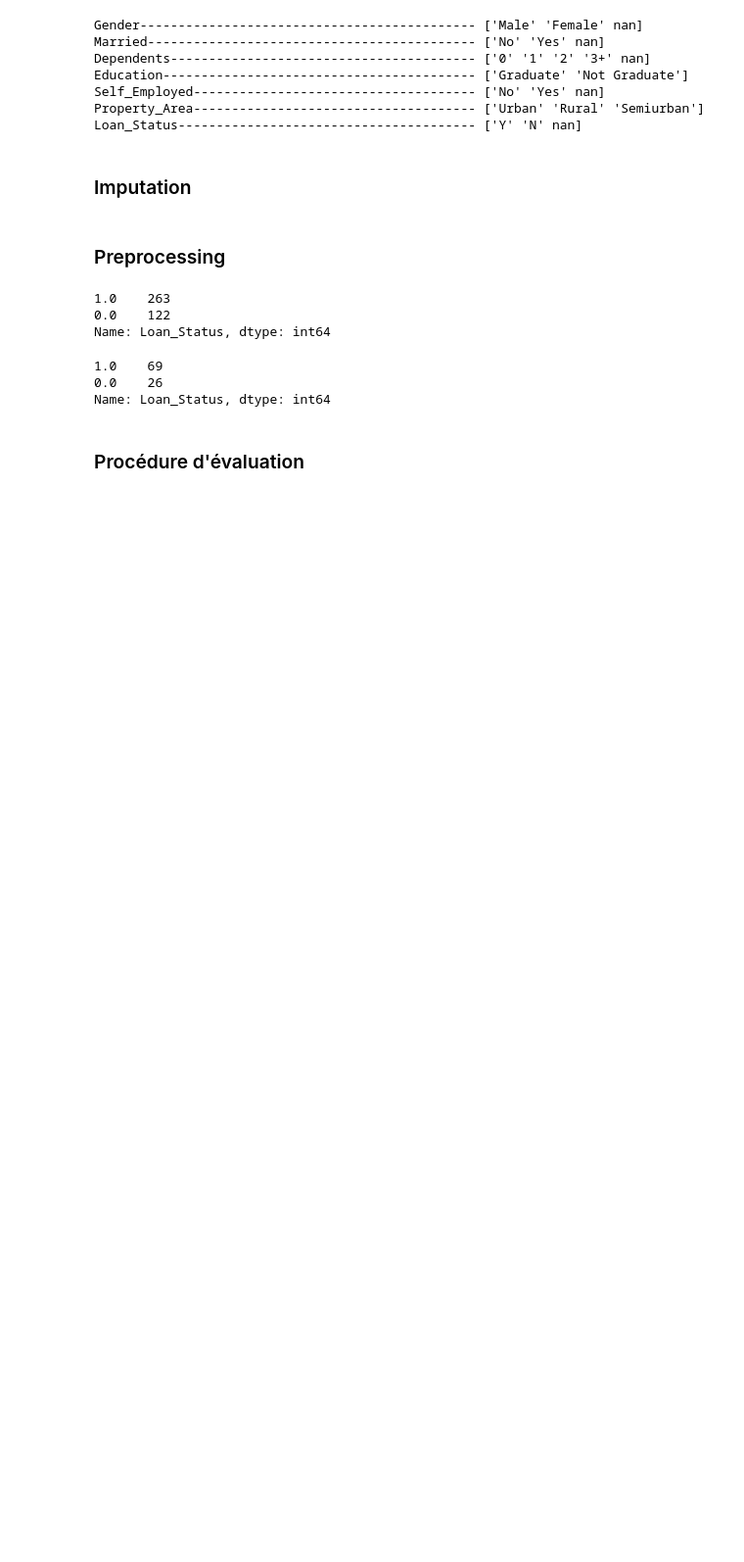
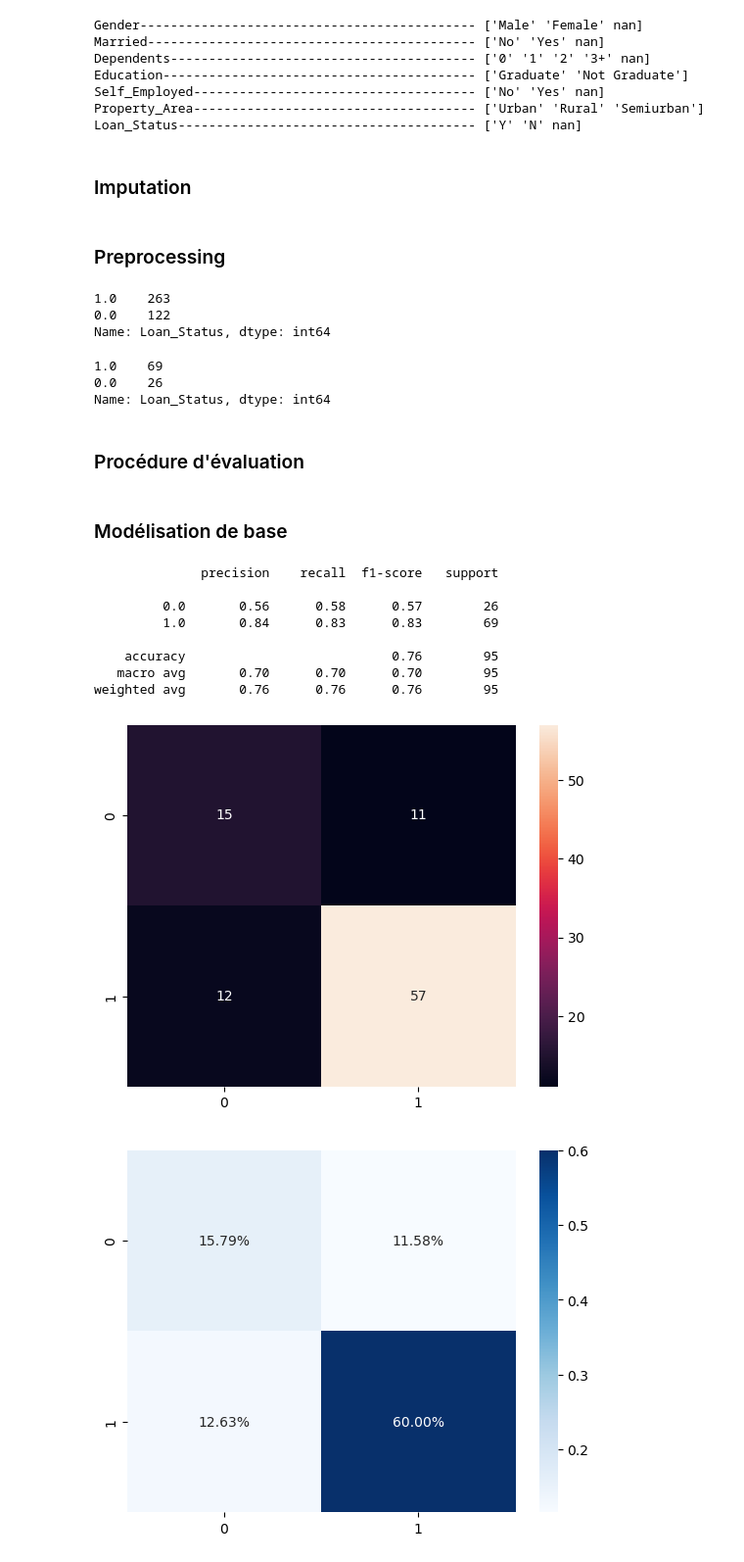
Before and after one commit to mohamedfaysal/Loan-Approval-Prediction---ML, a Jupyter notebook: Loan Approval.ipynb, the cells around one changed output. Shown at 98% size. Cells and saved outputs as stored; diff of their text form; code cells hidden in the pictures; blank space fills up the shorter version.

```diff
--- a/Loan Approval.ipynb
+++ b/Loan Approval.ipynb
@@ -687,4 +691,40 @@ Name: Loan_Status, dtype: int64
 # %% [markdown]
 ### Procédure d'évaluation
 # %%
-def
+def evaluation(model):
+
+    model.fit(X_train, y_train)
+    ypred = model.predict(X_test)
+
+    cf_matrix = confusion_matrix(y_test, ypred)
+    plt.figure()
+    sns.heatmap(cf_matrix, annot=True)
+
+    plt.figure()
+    sns.heatmap(cf_matrix/np.sum(cf_matrix), annot=True, fmt='.2%', cmap='Blues')
+
+    print(classification_report(y_test, ypred))
+
+    N, train_score, val_score = learning_curve(model, X_train, y_train, cv=4, scoring='f1', train_sizes=np.linspace(0.1, 1, 10))
+
+    plt.figure(figsize=(12, 8))
+    plt.plot(N, train_score.mean(axis=1), label='train score')
+    plt.plot(N, val_score.mean(axis=1), label='validation score')
+    plt.legend()
+# %% [markdown]
+### Modélisation de base
+# %%
+model_tree = DecisionTreeClassifier(random_state=0)
+# %%
+evaluation(model_tree)
+# %% [output]
+              precision    recall  f1-score   support
+
+         0.0       0.56      0.58      0.57        26
+         1.0       0.84      0.83      0.83        69
+
+    accuracy                           0.76        95
+   macro avg       0.70      0.70      0.70        95
+weighted avg       0.76      0.76      0.76        95
+[figure, added]
+[figure, added]
```
Also changed, not shown: parts of 12 cells of this notebook.
